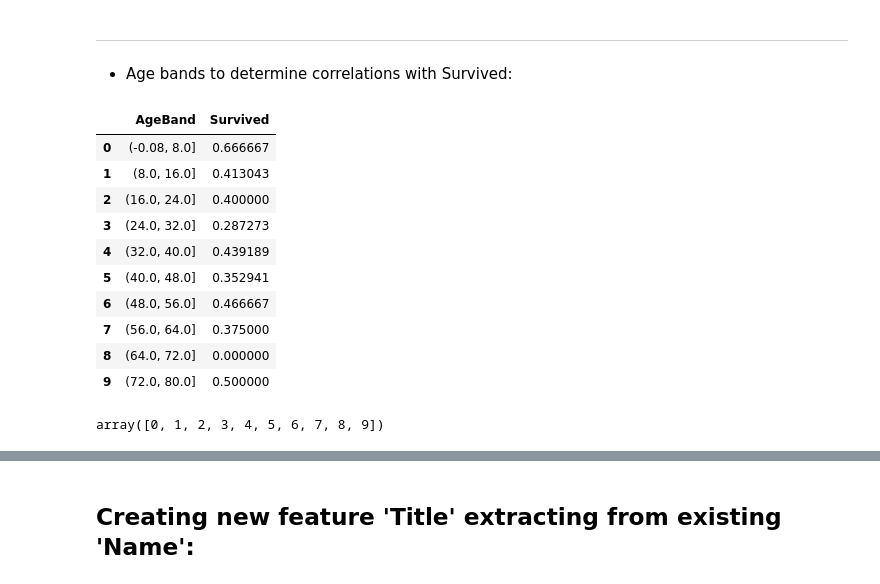
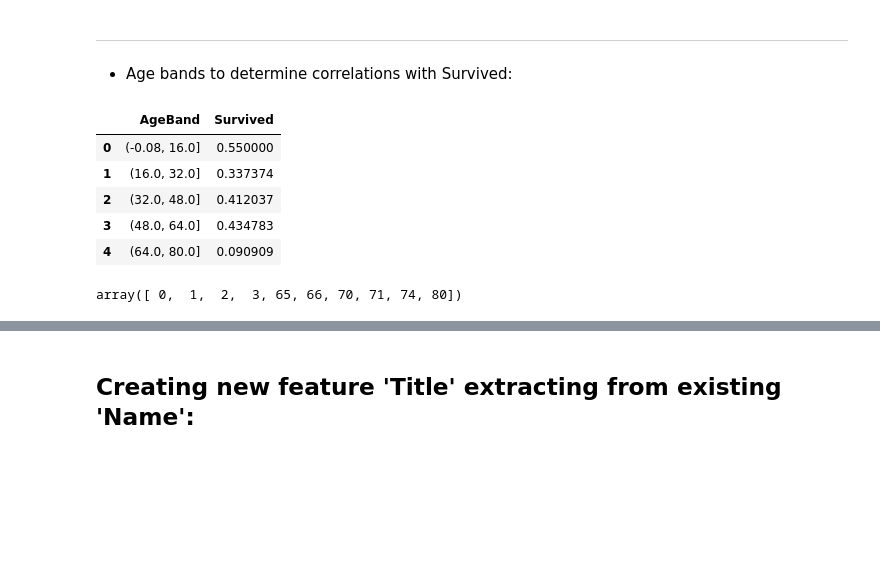
Before and after one commit to jordanfalcao/kaggle, a Jupyter notebook: titanic_disaster_survivors.ipynb, the cells around one changed output, grey strips where cells are left out. Saved outputs shown, nothing was run; the diff lists cells and outputs as text; code cells hidden in the pictures; blank space fills up the shorter version.

```diff
--- a/titanic_disaster_survivors.ipynb
+++ b/titanic_disaster_survivors.ipynb
@@ -287,6 +296,6 @@ train_df[['IsAlone', 'Survived']].groupby(['IsAlone'], as_index=False).mean()
 # %%
-train_df = train_df.drop(['Parch', 'SibSp', 'FamilySize'], axis=1)
-test_df = test_df.drop(['Parch', 'SibSp', 'FamilySize'], axis=1)
-combine = [train_df, test_df]
+# train_df = train_df.drop(['Parch', 'SibSp', 'FamilySize'], axis=1)
+# test_df = test_df.drop(['Parch', 'SibSp', 'FamilySize'], axis=1)
+# combine = [train_df, test_df]
 
-train_df.head()
+# train_df.head()
@@ -349,17 +351,12 @@ train_df.head(2)
 ---------------------------
 - Age bands to determine correlations with Survived:
 # %%
-train_df['AgeBand'] = pd.cut(train_df['Age'], 10)
+train_df['AgeBand'] = pd.cut(train_df['Age'], 5)
 train_df[['AgeBand', 'Survived']].groupby(['AgeBand'], as_index=False).mean()
 # %% [output]
 |  | AgeBand | Survived |
-| 0 | (-0.08, 8.0] | 0.666667 |
-| 1 | (8.0, 16.0] | 0.413043 |
-| 2 | (16.0, 24.0] | 0.400000 |
-| 3 | (24.0, 32.0] | 0.287273 |
-| 4 | (32.0, 40.0] | 0.439189 |
-| 5 | (40.0, 48.0] | 0.352941 |
-| 6 | (48.0, 56.0] | 0.466667 |
-| 7 | (56.0, 64.0] | 0.375000 |
-| 8 | (64.0, 72.0] | 0.000000 |
-| 9 | (72.0, 80.0] | 0.500000 |
+| 0 | (-0.08, 16.0] | 0.550000 |
+| 1 | (16.0, 32.0] | 0.337374 |
+| 2 | (32.0, 48.0] | 0.412037 |
+| 3 | (48.0, 64.0] | 0.434783 |
+| 4 | (64.0, 80.0] | 0.090909 |
@@ -378,7 +382,7 @@ for dataset in combine:
 # %%
 np.sort(train_df['Age'].unique())
 # %% [output]
-array([0, 1, 2, 3, 4, 5, 6, 7, 8, 9])
+array([ 0,  1,  2,  3, 65, 66, 70, 71, 74, 80])
 # %%
 #drop the useless column
 train_df = train_df.drop(['AgeBand'], axis=1)
```
Also changed, not shown: parts of 49 cells of this notebook, 1 other file.
